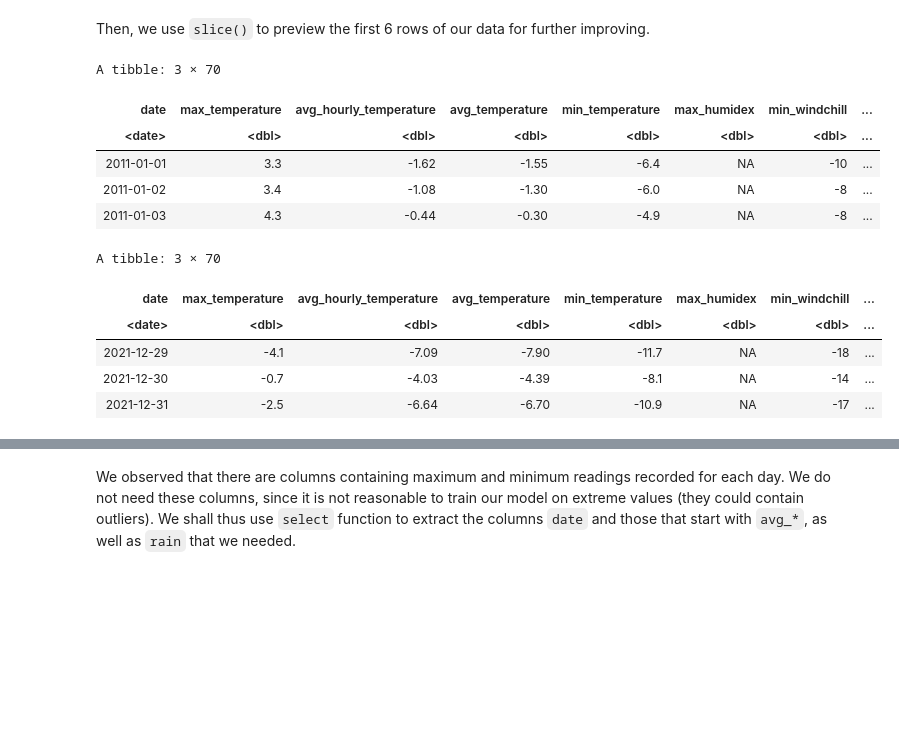
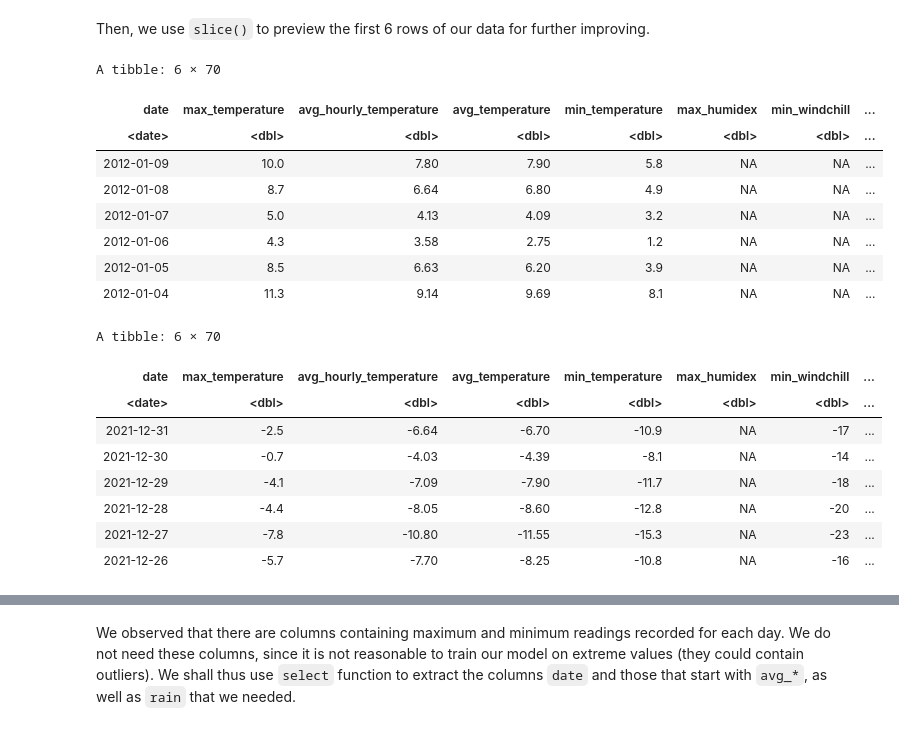
Before and after one commit to taimagher/Weather-Stats-Report, a Jupyter notebook: group78_report.ipynb, the cells around one changed output, grey strips where cells are left out. Cells and saved outputs as stored; diff of their text form; code cells hidden in the pictures; blank space fills up the shorter version.

```diff
--- a/group78_report.ipynb
+++ b/group78_report.ipynb
@@ -53,19 +51,25 @@ time  (2): sunrise, sunset
 ℹ Specify the column types or set `show_col_types = FALSE` to quiet this message.
 # %% [markdown]
 Then, we use `slice()` to preview the first 6 rows of our data for further improving.
-# %%
-weather |> head(3)
-weather |> tail(3)
-# %% [output]
-A tibble: 3 × 70
-| date | max_temperature | avg_hourly_temperature | avg_temperature | min_temperature | max_humidex | min_windchill | ... |
-| <date> | <dbl> | <dbl> | <dbl> | <dbl> | <dbl> | <dbl> | ... |
-| 2011-01-01 | 3.3 | -1.62 | -1.55 | -6.4 | NA | -10 | ... |
-| 2011-01-02 | 3.4 | -1.08 | -1.30 | -6.0 | NA | -8 | ... |
-| 2011-01-03 | 4.3 | -0.44 | -0.30 | -4.9 | NA | -8 | ... |
-A tibble: 3 × 70
-| date | max_temperature | avg_hourly_temperature | avg_temperature | min_temperature | max_humidex | min_windchill | ... |
-| <date> | <dbl> | <dbl> | <dbl> | <dbl> | <dbl> | <dbl> | ... |
-| 2021-12-29 | -4.1 | -7.09 | -7.90 | -11.7 | NA | -18 | ... |
-| 2021-12-30 | -0.7 | -4.03 | -4.39 | -8.1 | NA | -14 | ... |
-| 2021-12-31 | -2.5 | -6.64 | -6.70 | -10.9 | NA | -17 | ... |
+# %%
+weather |> tail(6)
+weather |> head(6)
+# %% [output]
+A tibble: 6 × 70
+| date | max_temperature | avg_hourly_temperature | avg_temperature | min_temperature | max_humidex | min_windchill | ... |
+| <date> | <dbl> | <dbl> | <dbl> | <dbl> | <dbl> | <dbl> | ... |
+| 2012-01-09 | 10.0 | 7.80 | 7.90 | 5.8 | NA | NA | ... |
+| 2012-01-08 | 8.7 | 6.64 | 6.80 | 4.9 | NA | NA | ... |
+| 2012-01-07 | 5.0 | 4.13 | 4.09 | 3.2 | NA | NA | ... |
+| 2012-01-06 | 4.3 | 3.58 | 2.75 | 1.2 | NA | NA | ... |
+| 2012-01-05 | 8.5 | 6.63 | 6.20 | 3.9 | NA | NA | ... |
+| 2012-01-04 | 11.3 | 9.14 | 9.69 | 8.1 | NA | NA | ... |
+A tibble: 6 × 70
+| date | max_temperature | avg_hourly_temperature | avg_temperature | min_temperature | max_humidex | min_windchill | ... |
+| <date> | <dbl> | <dbl> | <dbl> | <dbl> | <dbl> | <dbl> | ... |
+| 2021-12-31 | -2.5 | -6.64 | -6.70 | -10.9 | NA | -17 | ... |
+| 2021-12-30 | -0.7 | -4.03 | -4.39 | -8.1 | NA | -14 | ... |
+| 2021-12-29 | -4.1 | -7.09 | -7.90 | -11.7 | NA | -18 | ... |
+| 2021-12-28 | -4.4 | -8.05 | -8.60 | -12.8 | NA | -20 | ... |
+| 2021-12-27 | -7.8 | -10.80 | -11.55 | -15.3 | NA | -23 | ... |
+| 2021-12-26 | -5.7 | -7.70 | -8.25 | -10.8 | NA | -16 | ... |
```
Also changed, not shown: parts of 6 cells of this notebook.
